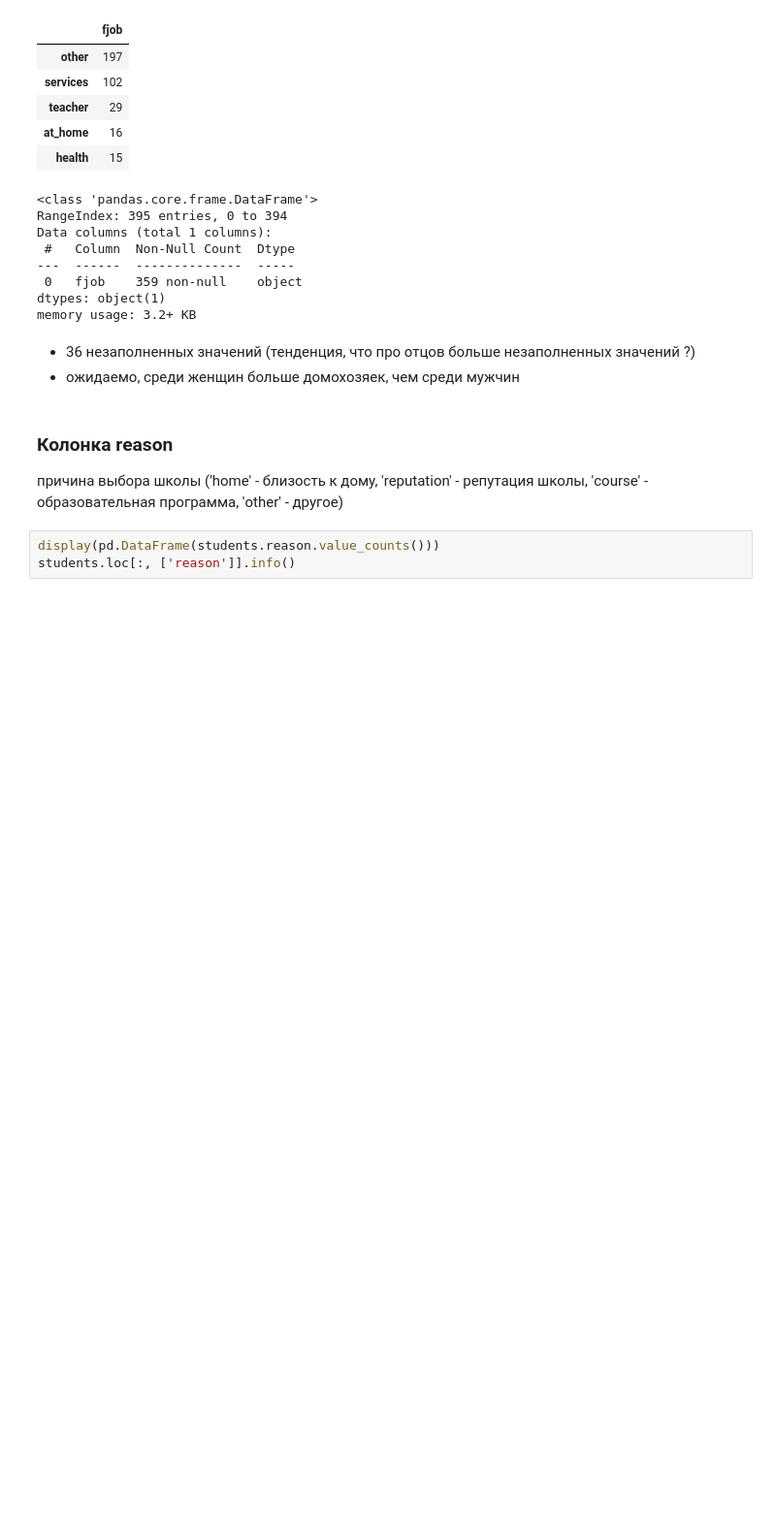
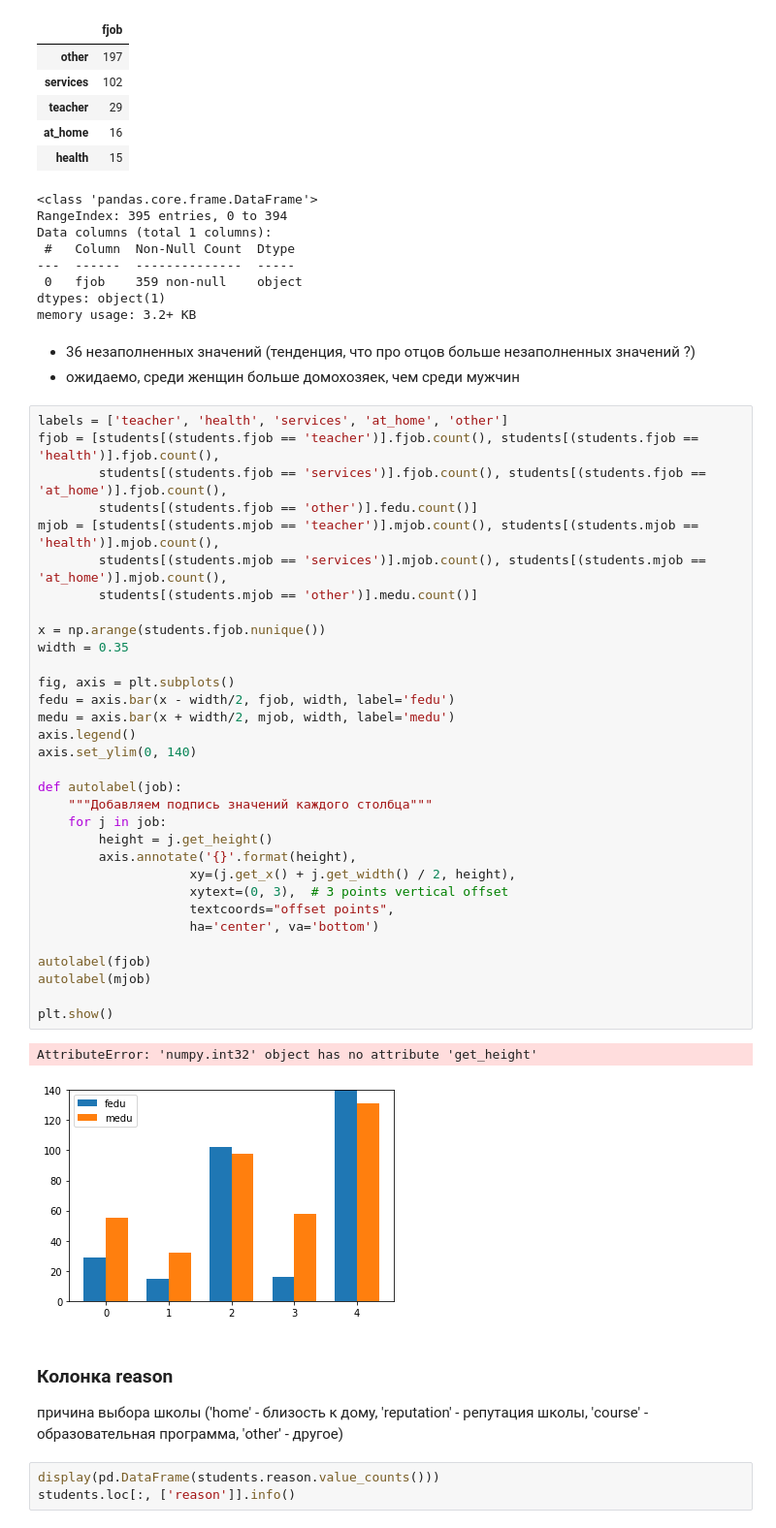
Before and after one commit to Ro-Ksu/skillfactory_rds, a Jupyter notebook: module_2/Module_2.ipynb, the cells around one changed output. Shown at 97% size. Drawn from its saved outputs; the diff is of its cells as text; blank space fills up the shorter version.

```diff
--- a/module_2/Module_2.ipynb
+++ b/module_2/Module_2.ipynb
@@ -343,6 +378,41 @@ memory usage: 3.2+ KB
 # %% [markdown]
 - 36 незаполненных значений (тенденция, что про отцов больше незаполненных значений ?)
 - ожидаемо, среди женщин больше домохозяек, чем среди мужчин
+# %%
+labels = ['teacher', 'health', 'services', 'at_home', 'other']
+fjob = [students[(students.fjob == 'teacher')].fjob.count(), students[(students.fjob == 'health')].fjob.count(),
+        students[(students.fjob == 'services')].fjob.count(), students[(students.fjob == 'at_home')].fjob.count(),
+        students[(students.fjob == 'other')].fedu.count()]
+mjob = [students[(students.mjob == 'teacher')].mjob.count(), students[(students.mjob == 'health')].mjob.count(),
+        students[(students.mjob == 'services')].mjob.count(), students[(students.mjob == 'at_home')].mjob.count(),
+        students[(students.mjob == 'other')].medu.count()]
+
+x = np.arange(students.fjob.nunique())
+width = 0.35
+
+fig, axis = plt.subplots()
+fedu = axis.bar(x - width/2, fjob, width, label='fedu')
+medu = axis.bar(x + width/2, mjob, width, label='medu')
+axis.legend()
+axis.set_ylim(0, 140)
+
+def autolabel(job):
+    """Добавляем подпись значений каждого столбца"""
+    for j in job:
+        height = j.get_height()
+        axis.annotate('{}'.format(height),
+                    xy=(j.get_x() + j.get_width() / 2, height),
+                    xytext=(0, 3),  # 3 points vertical offset
+                    textcoords="offset points",
+                    ha='center', va='bottom')
+
+autolabel(fjob)
+autolabel(mjob)
+
+plt.show()
+# %% [output]
+AttributeError: 'numpy.int32' object has no attribute 'get_height'
+[figure, added]
 # %% [markdown]
 ### Колонка reason
 причина выбора школы ('home' - близость к дому, 'reputation' - репутация школы, 'course' - образовательная программа, 'other' - другое)
```
Also changed, not shown: parts of 14 cells of this notebook.
